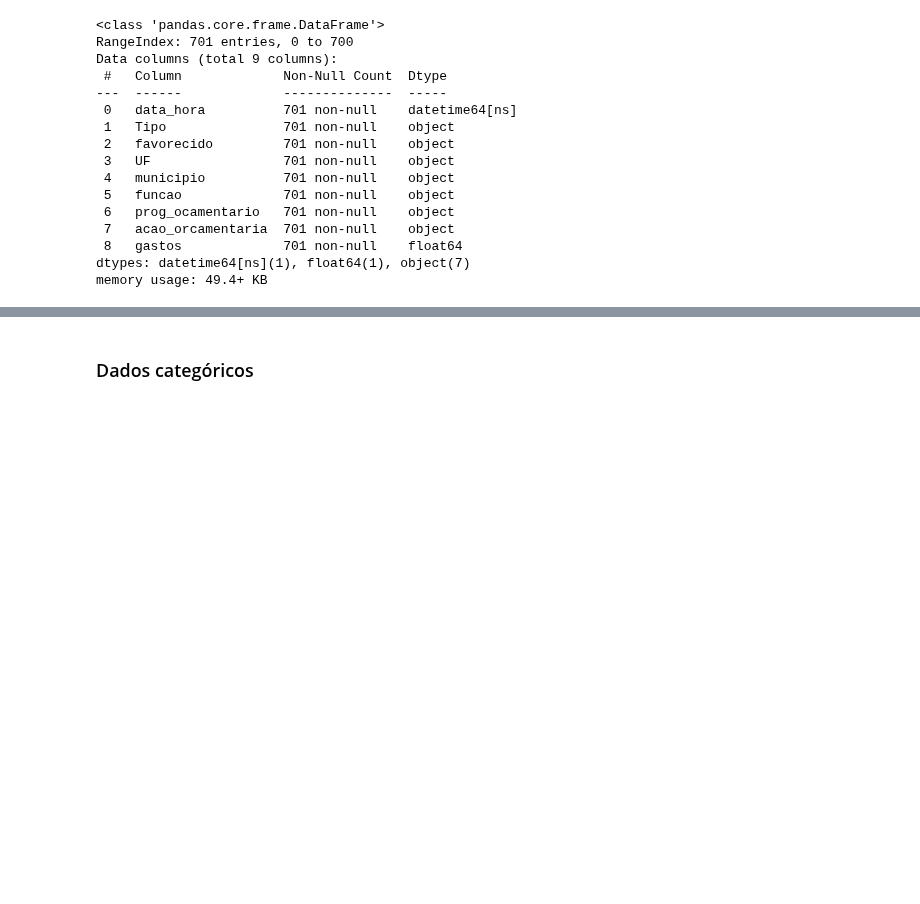
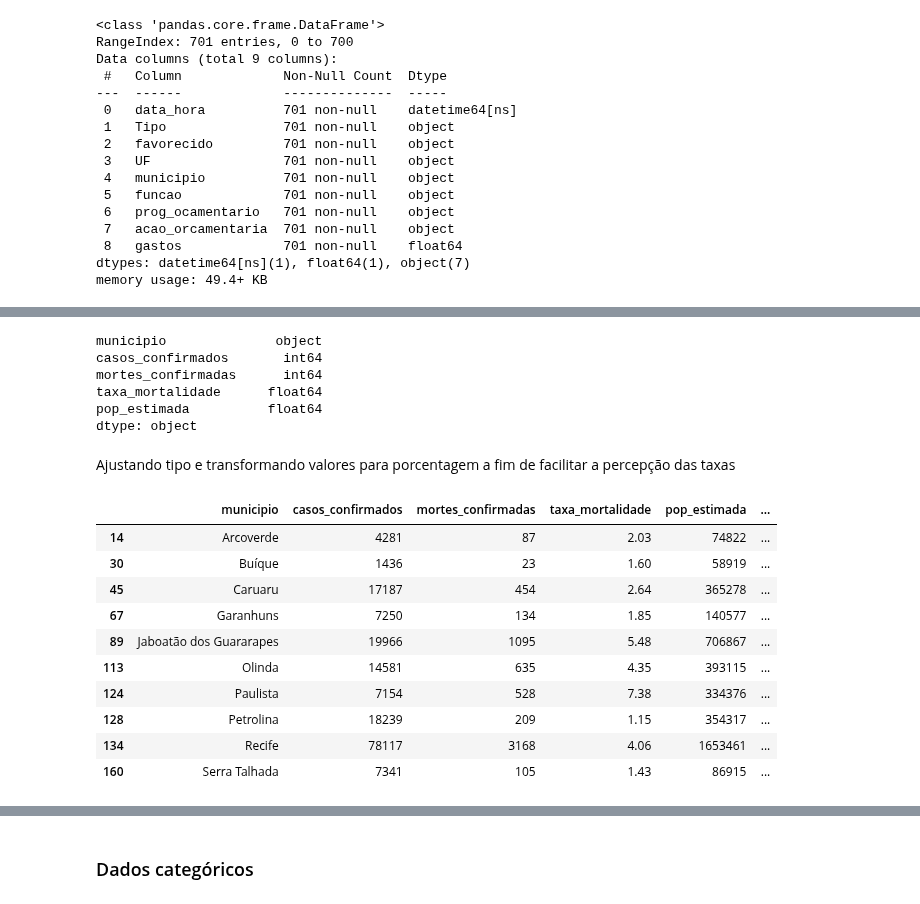
Before and after one commit to marcosw1998/Data-Science, a Jupyter notebook: Analysis_Notebook/covid_spends_brazil.ipynb, the cells around one changed output, grey strips where cells are left out. Saved outputs shown, nothing was run; the diff lists cells and outputs as text; code cells hidden in the pictures; blank space fills up the shorter version.

```diff
--- a/Analysis_Notebook/covid_spends_brazil.ipynb
+++ b/Analysis_Notebook/covid_spends_brazil.ipynb
@@ -344,0 +397,28 @@ memory usage: 49.4+ KB
+# %%
+covidPeCases.dtypes
+# %% [output]
+municipio              object
+casos_confirmados       int64
+mortes_confirmadas      int64
+taxa_mortalidade      float64
+pop_estimada          float64
+dtype: object
+# %% [markdown]
+Ajustando tipo e transformando valores para porcentagem a fim de facilitar a percepção das taxas
+# %%
+covidPeCases['pop_estimada'] = covidPeCases['pop_estimada'].apply(np.int64)
+covidPeCases['taxa_mortalidade'] = covidPeCases['taxa_mortalidade'] * 100
+covidPeCases['confirmados_por_populacao'] = (covidPeCases['confirmados_por_populacao'] * 100).round(2)
+covidPeCases
+# %% [output]
+|  | municipio | casos_confirmados | mortes_confirmadas | taxa_mortalidade | pop_estimada | ... |
+| 14 | Arcoverde | 4281 | 87 | 2.03 | 74822 | ... |
+| 30 | Buíque | 1436 | 23 | 1.60 | 58919 | ... |
+| 45 | Caruaru | 17187 | 454 | 2.64 | 365278 | ... |
+| 67 | Garanhuns | 7250 | 134 | 1.85 | 140577 | ... |
+| 89 | Jaboatão dos Guararapes | 19966 | 1095 | 5.48 | 706867 | ... |
+| 113 | Olinda | 14581 | 635 | 4.35 | 393115 | ... |
+| 124 | Paulista | 7154 | 528 | 7.38 | 334376 | ... |
+| 128 | Petrolina | 18239 | 209 | 1.15 | 354317 | ... |
+| 134 | Recife | 78117 | 3168 | 4.06 | 1653461 | ... |
+| 160 | Serra Talhada | 7341 | 105 | 1.43 | 86915 | ... |
```
Also changed, not shown: parts of 24 cells of this notebook.
